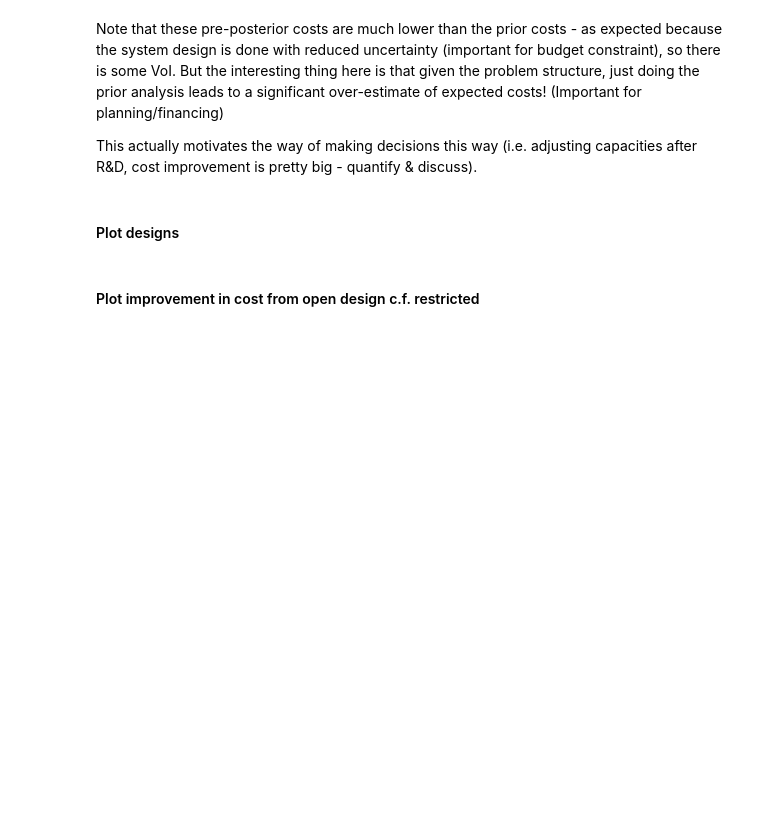
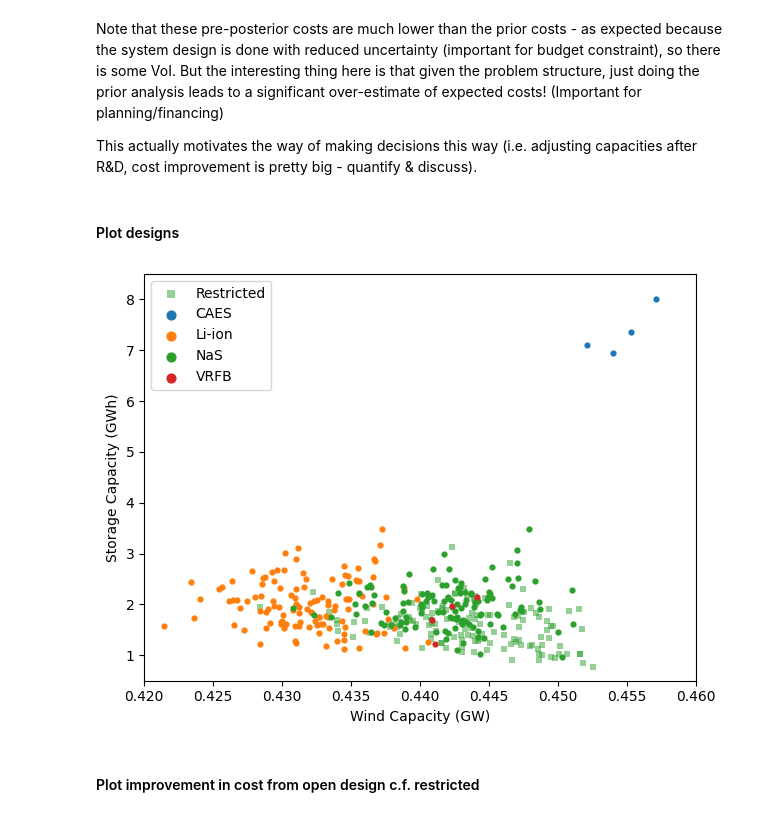
Before and after one commit to mal84emma/SPs-on-GPU-arrays, a Jupyter notebook: analysis/plot_VoI_conv.ipynb, the cells around one changed output. Drawn from its saved outputs; the diff is of its cells as text; code cells hidden in the pictures; blank space fills up the shorter version.

```diff
--- a/analysis/plot_VoI_conv.ipynb
+++ b/analysis/plot_VoI_conv.ipynb
@@ -56,0 +52,16 @@ print(voi/np.abs(restricted_expected_cost)*100)
+# %%
+# Load cost data
+no_storage_cost = none_results['overall_objective']['overall_objective']
+prior_cost = prior_opt_results['overall_objective']['overall_objective']
+prior_techs = prior_opt_results['design']['storage_technologies']
+restricted_expected_cost = np.mean([res['overall_objective']['overall_objective'] for res in restricted_results])
+open_expected_cost = np.mean([res['overall_objective']['overall_objective'] for res in open_results])
+
+for i, techs in enumerate(tech_combos_strs):
+    print(f'{techs}: {prior_results[i]["overall_objective"]["overall_objective"]/1e6:.2f} €m/yr')
+print('')
+
+print(f'No storage cost: {no_storage_cost/1e6:.2f} €m/yr')
+print(f'Prior cost: {prior_cost/1e6:.2f} €m/yr, {prior_techs}')
+print(f'Open expected cost: {open_expected_cost/1e6:.2f} €m/yr')
+print(f'Restricted expected cost: {restricted_expected_cost/1e6:.2f} €m/yr')
@@ -126,37 +187,45 @@ for res in open_results:
     techs = res['design']['storage_technologies']
     open_techs = np.append(open_techs,'-'.join(techs))
     total_storage_cap = 0
     for tech in techs:
         total_storage_cap += res['design']['storage_capacities'][tech]['value']
     open_storage_caps = np.append(open_storage_caps,total_storage_cap)
 
 ax.scatter(
     x=restricted_wind_caps[open_techs != restricted_techs_str]/1e6,
     y=restricted_storage_caps[open_techs != restricted_techs_str]/1e6,
-    c=colors[tech_combos_strs.index(restricted_techs_str)],
+    c=[colors[tech_combos_strs.index(restricted_techs_str)]],
     alpha=0.5,
     lw=0,
     label='Restricted',
     marker='s',
     s=15
 )
 
 for techs_str in tech_combos_strs:
     ax.scatter(
         x=open_wind_caps[open_techs == techs_str]/1e6,
         y=open_storage_caps[open_techs == techs_str]/1e6,
-        c=colors[tech_combos_strs.index(techs_str)],
-        label=techs_str,
+        c=[colors[tech_combos_strs.index(techs_str)]],
+        label='VRFB' if techs_str=='VRBF' else techs_str,
         s=12
     )
+
+plt.xlim(0.42,0.46)
+plt.ylim(0.5,8.5)
 
 plt.xlabel('Wind Capacity (GW)')
 plt.ylabel('Storage Capacity (GWh)')
 
 lgnd = plt.legend()
 for i in range(len(tech_combos)+1):
-    lgnd.legendHandles[i]._sizes = [40]
+    lgnd.legend_handles[i]._sizes = [40]
+
+plt.tight_layout()
+plt.savefig(os.path.join('plots',f'{expt_name}_post_designs.pdf'))
 plt.show()
+# %% [output]
+[figure, added]
 # %% [markdown]
 #### Plot improvement in cost from open design c.f. restricted
 # %%
```
Also changed, not shown: parts of 15 cells of this notebook.
